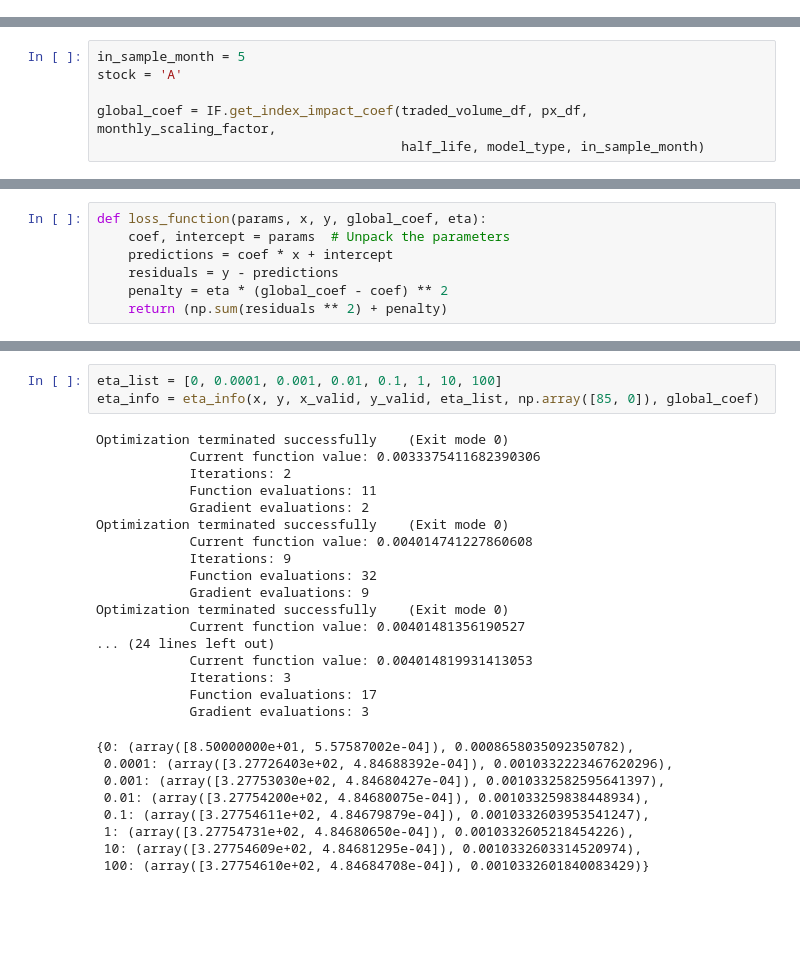
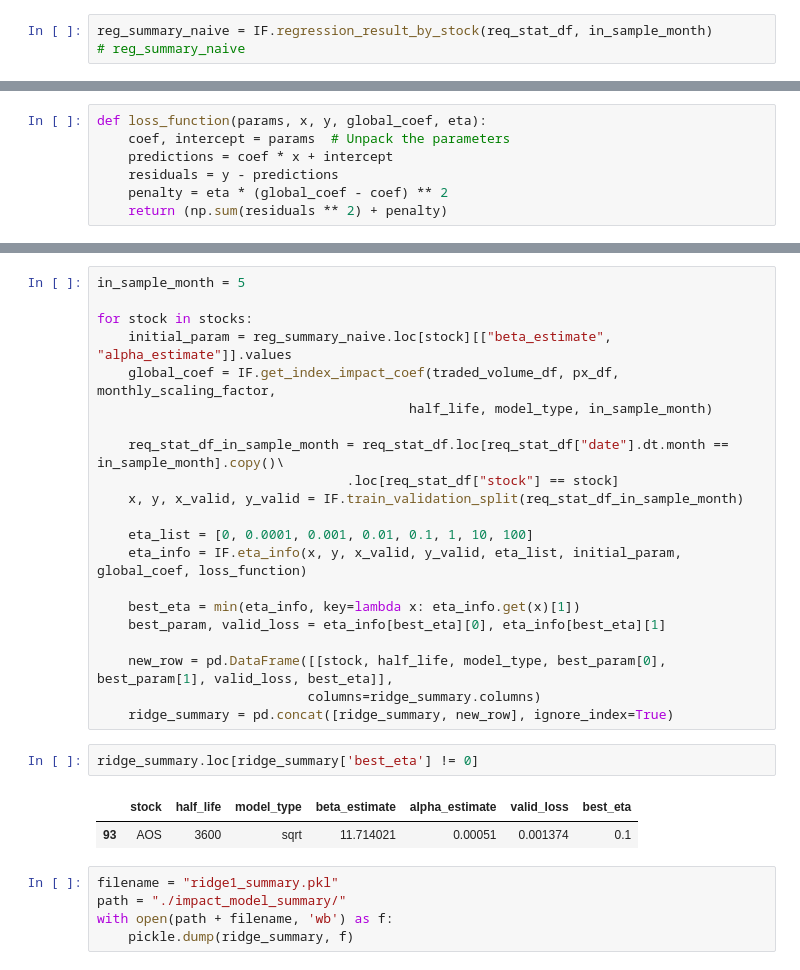
Before and after one commit to kelvin386/QuantTradingProject, a Jupyter notebook: Ridge_toy.ipynb, the cells around one changed output, grey strips where cells are left out. Drawn from its saved outputs; the diff is of its cells as text; blank space fills up the shorter version.

Commit message:
Ridge Model 1 done

```diff
--- a/Ridge_toy.ipynb
+++ b/Ridge_toy.ipynb
@@ -31,4 +34,7 @@ impact_px_df = IF.get_impact_state(traded_volume_df, monthly_scaling_factor, hal
 req_stat_df = IF.impact_regression_statistics(impact_px_df, explanation_horizon_periods, px_df)
 req_stat_df = req_stat_df.loc[req_stat_df["y"] >= 1e-4].copy()
 req_stat_df["date"] = pd.to_datetime(req_stat_df["date"])
+# %%
+reg_summary_naive = IF.regression_result_by_stock(req_stat_df, in_sample_month)
+# reg_summary_naive
 # %% [markdown]
@@ -36,6 +47,0 @@ req_stat_df["date"] = pd.to_datetime(req_stat_df["date"])
-# %%
-in_sample_month = 5
-stock = 'A'
-
-global_coef = IF.get_index_impact_coef(traded_volume_df, px_df, monthly_scaling_factor,
-                                       half_life, model_type, in_sample_month)
@@ -76,29 +55,31 @@ def eta_info(x, y, x_valid, y_valid, eta_list, initial_params, global_coef):
-# %%
-eta_list = [0, 0.0001, 0.001, 0.01, 0.1, 1, 10, 100]
-eta_info = eta_info(x, y, x_valid, y_valid, eta_list, np.array([85, 0]), global_coef)
-# %% [output]
-Optimization terminated successfully    (Exit mode 0)
-            Current function value: 0.0033375411682390306
-            Iterations: 2
-            Function evaluations: 11
-            Gradient evaluations: 2
-Optimization terminated successfully    (Exit mode 0)
-            Current function value: 0.004014741227860608
-            Iterations: 9
-            Function evaluations: 32
-            Gradient evaluations: 9
-Optimization terminated successfully    (Exit mode 0)
-            Current function value: 0.00401481356190527
-... (24 lines left out)
-            Current function value: 0.004014819931413053
-            Iterations: 3
-            Function evaluations: 17
-            Gradient evaluations: 3
-{0: (array([8.50000000e+01, 5.57587002e-04]), 0.0008658035092350782),
- 0.0001: (array([3.27726403e+02, 4.84688392e-04]), 0.0010332223467620296),
- 0.001: (array([3.27753030e+02, 4.84680427e-04]), 0.0010332582595641397),
- 0.01: (array([3.27754200e+02, 4.84680075e-04]), 0.001033259838448934),
- 0.1: (array([3.27754611e+02, 4.84679879e-04]), 0.0010332603953541247),
- 1: (array([3.27754731e+02, 4.84680650e-04]), 0.0010332605218454226),
- 10: (array([3.27754609e+02, 4.84681295e-04]), 0.0010332603314520974),
- 100: (array([3.27754610e+02, 4.84684708e-04]), 0.0010332601840083429)}
+# %%
+in_sample_month = 5
+
+for stock in stocks:
+    initial_param = reg_summary_naive.loc[stock][["beta_estimate", "alpha_estimate"]].values
+    global_coef = IF.get_index_impact_coef(traded_volume_df, px_df, monthly_scaling_factor,
+                                        half_life, model_type, in_sample_month)
+
+    req_stat_df_in_sample_month = req_stat_df.loc[req_stat_df["date"].dt.month == in_sample_month].copy()\
+                                .loc[req_stat_df["stock"] == stock]
+    x, y, x_valid, y_valid = IF.train_validation_split(req_stat_df_in_sample_month)
+
+    eta_list = [0, 0.0001, 0.001, 0.01, 0.1, 1, 10, 100]
+    eta_info = IF.eta_info(x, y, x_valid, y_valid, eta_list, initial_param, global_coef, loss_function)
+
+    best_eta = min(eta_info, key=lambda x: eta_info.get(x)[1])
+    best_param, valid_loss = eta_info[best_eta][0], eta_info[best_eta][1]
+
+    new_row = pd.DataFrame([[stock, half_life, model_type, best_param[0], best_param[1], valid_loss, best_eta]],
+                           columns=ridge_summary.columns)
+    ridge_summary = pd.concat([ridge_summary, new_row], ignore_index=True)
+# %%
+ridge_summary.loc[ridge_summary['best_eta'] != 0]
+# %% [output]
+|  | stock | half_life | model_type | beta_estimate | alpha_estimate | valid_loss | best_eta |
+| 93 | AOS | 3600 | sqrt | 11.714021 | 0.00051 | 0.001374 | 0.1 |
+# %%
+filename = "ridge1_summary.pkl"
+path = "./impact_model_summary/"
+with open(path + filename, 'wb') as f:
+    pickle.dump(ridge_summary, f)
```
Also changed, not shown: parts of 6 cells of this notebook, 2 other files.
